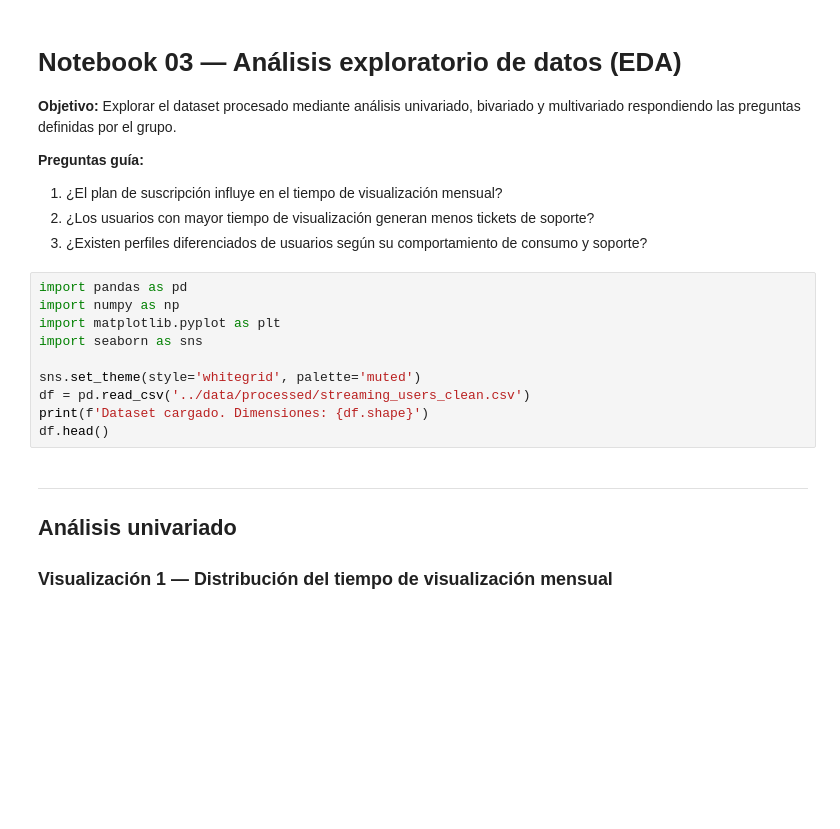
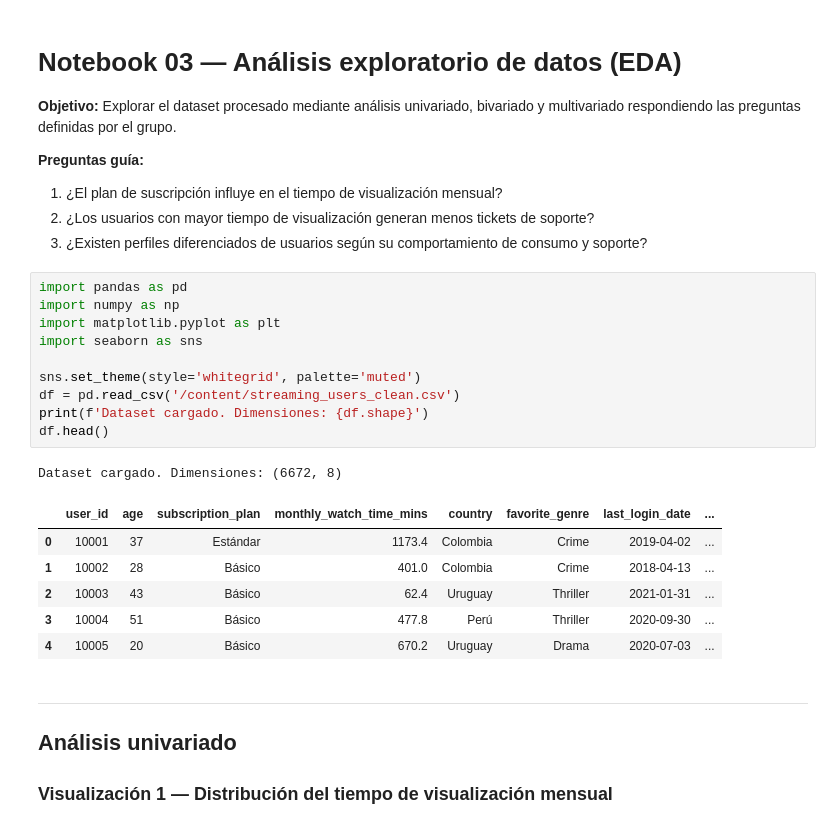
Before and after one commit to MarianoRuiz-ai/TPI_Mineria_Datos_1, a Jupyter notebook: notebooks/03_eda.ipynb, the cells around one changed output. Cells and saved outputs as stored; diff of their text form; blank space fills up the shorter version.

```diff
--- a/notebooks/03_eda.ipynb
+++ b/notebooks/03_eda.ipynb
@@ -10,13 +10,21 @@
 # %%
 import pandas as pd
 import numpy as np
 import matplotlib.pyplot as plt
 import seaborn as sns
 
 sns.set_theme(style='whitegrid', palette='muted')
-df = pd.read_csv('../data/processed/streaming_users_clean.csv')
+df = pd.read_csv('/content/streaming_users_clean.csv')
 print(f'Dataset cargado. Dimensiones: {df.shape}')
 df.head()
+# %% [output]
+Dataset cargado. Dimensiones: (6672, 8)
+|  | user_id | age | subscription_plan | monthly_watch_time_mins | country | favorite_genre | last_login_date | ... |
+| 0 | 10001 | 37 | Estándar | 1173.4 | Colombia | Crime | 2019-04-02 | ... |
+| 1 | 10002 | 28 | Básico | 401.0 | Colombia | Crime | 2018-04-13 | ... |
+| 2 | 10003 | 43 | Básico | 62.4 | Uruguay | Thriller | 2021-01-31 | ... |
+| 3 | 10004 | 51 | Básico | 477.8 | Perú | Thriller | 2020-09-30 | ... |
+| 4 | 10005 | 20 | Básico | 670.2 | Uruguay | Drama | 2020-07-03 | ... |
 # %% [markdown]
 ---
 ## Análisis univariado
```
Also changed, not shown: parts of 5 cells of this notebook.
